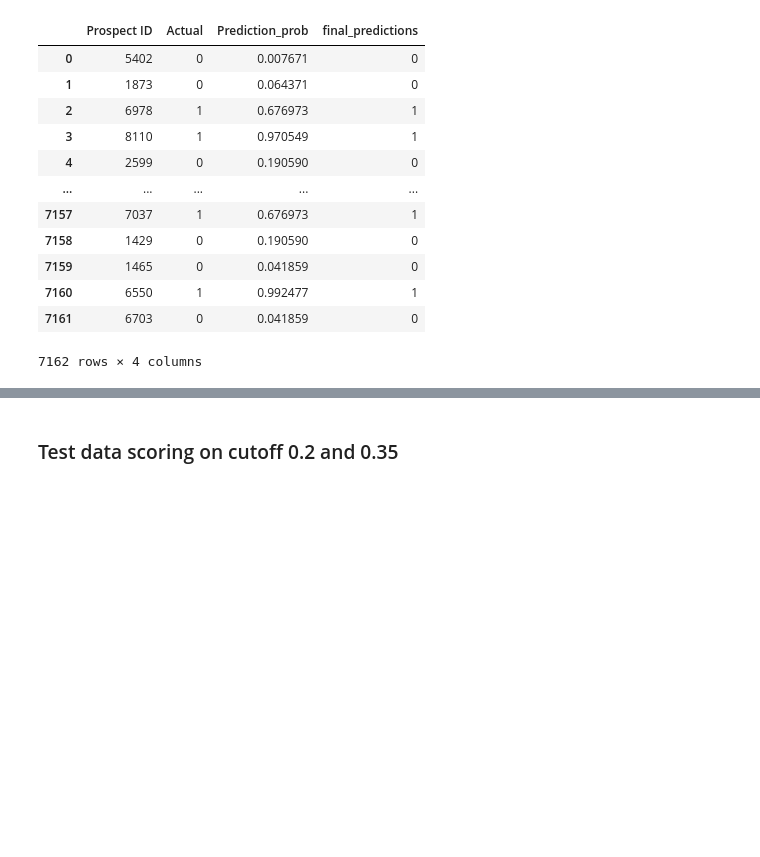
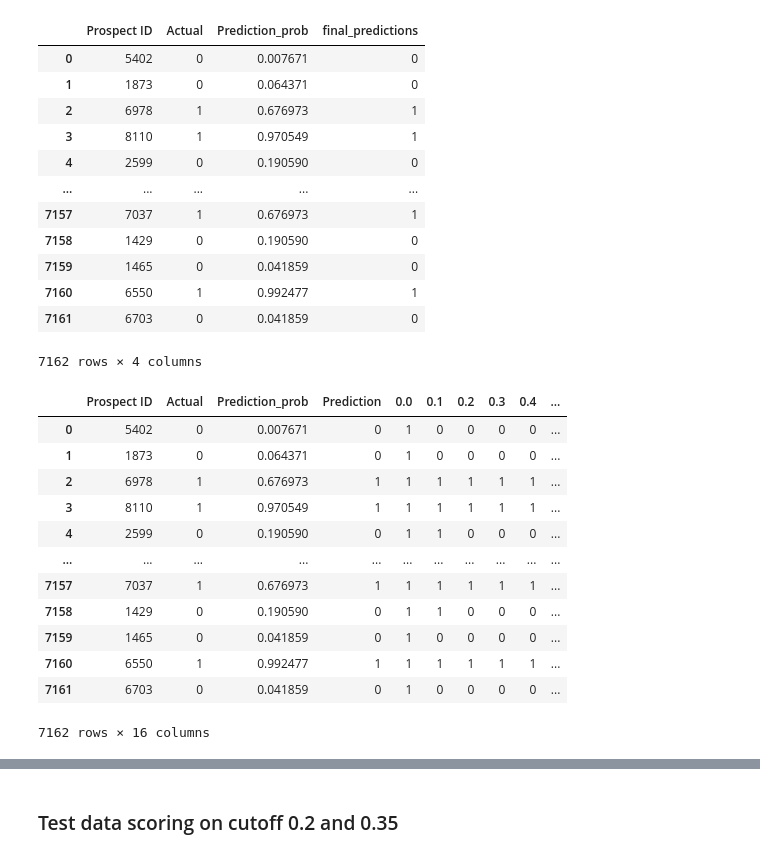
Before and after one commit to zaskap/upgrad_lead_scoring_assignment, a Jupyter notebook: Lead_Scoring.ipynb, the cells around one changed output, grey strips where cells are left out. Saved outputs shown, nothing was run; the diff lists cells and outputs as text; code cells hidden in the pictures; blank space fills up the shorter version.

```diff
--- a/Lead_Scoring.ipynb
+++ b/Lead_Scoring.ipynb
@@ -1775,0 +1838,16 @@ y_train_pred_df[["Prospect ID", "Actual", "Prediction_prob", "final_predictions"
+# %%
+y_train_pred_df
+# %% [output]
+|  | Prospect ID | Actual | Prediction_prob | Prediction | 0.0 | 0.1 | 0.2 | 0.3 | 0.4 | ... |
+| 0 | 5402 | 0 | 0.007671 | 0 | 1 | 0 | 0 | 0 | 0 | ... |
+| 1 | 1873 | 0 | 0.064371 | 0 | 1 | 0 | 0 | 0 | 0 | ... |
+| 2 | 6978 | 1 | 0.676973 | 1 | 1 | 1 | 1 | 1 | 1 | ... |
+| 3 | 8110 | 1 | 0.970549 | 1 | 1 | 1 | 1 | 1 | 1 | ... |
+| 4 | 2599 | 0 | 0.190590 | 0 | 1 | 1 | 0 | 0 | 0 | ... |
+| ... | ... | ... | ... | ... | ... | ... | ... | ... | ... | ... |
+| 7157 | 7037 | 1 | 0.676973 | 1 | 1 | 1 | 1 | 1 | 1 | ... |
+| 7158 | 1429 | 0 | 0.190590 | 0 | 1 | 1 | 0 | 0 | 0 | ... |
+| 7159 | 1465 | 0 | 0.041859 | 0 | 1 | 0 | 0 | 0 | 0 | ... |
+| 7160 | 6550 | 1 | 0.992477 | 1 | 1 | 1 | 1 | 1 | 1 | ... |
+| 7161 | 6703 | 0 | 0.041859 | 0 | 1 | 0 | 0 | 0 | 0 | ... |
+7162 rows × 16 columns
```
Also changed, not shown: parts of 34 cells of this notebook.
